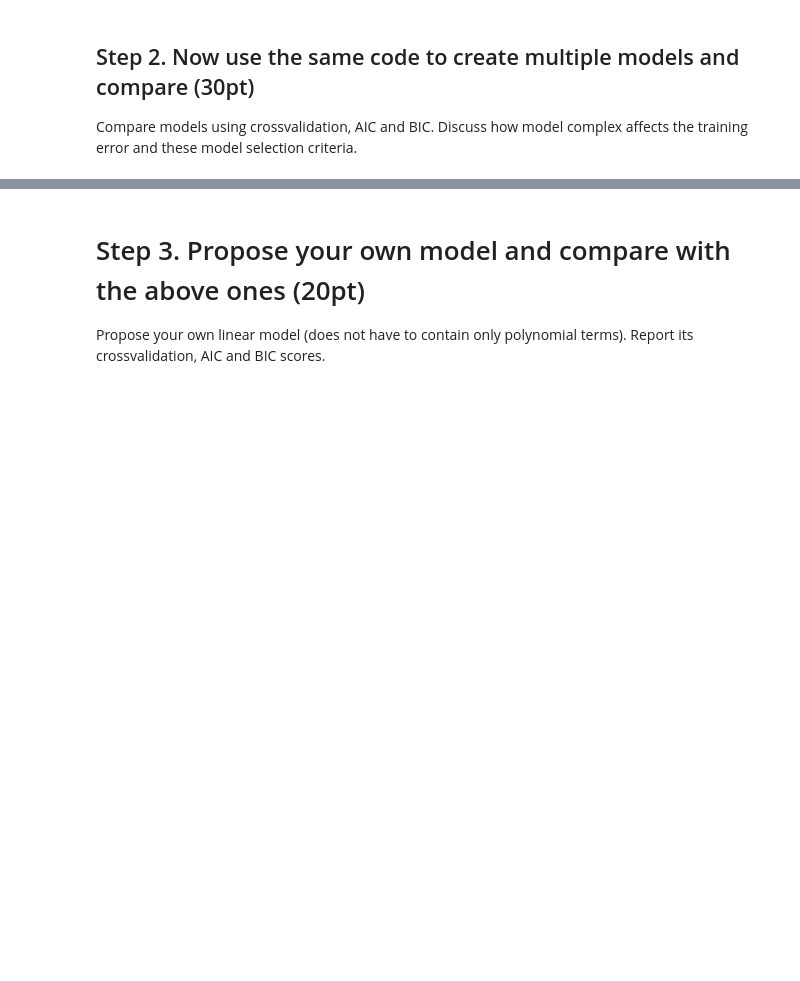
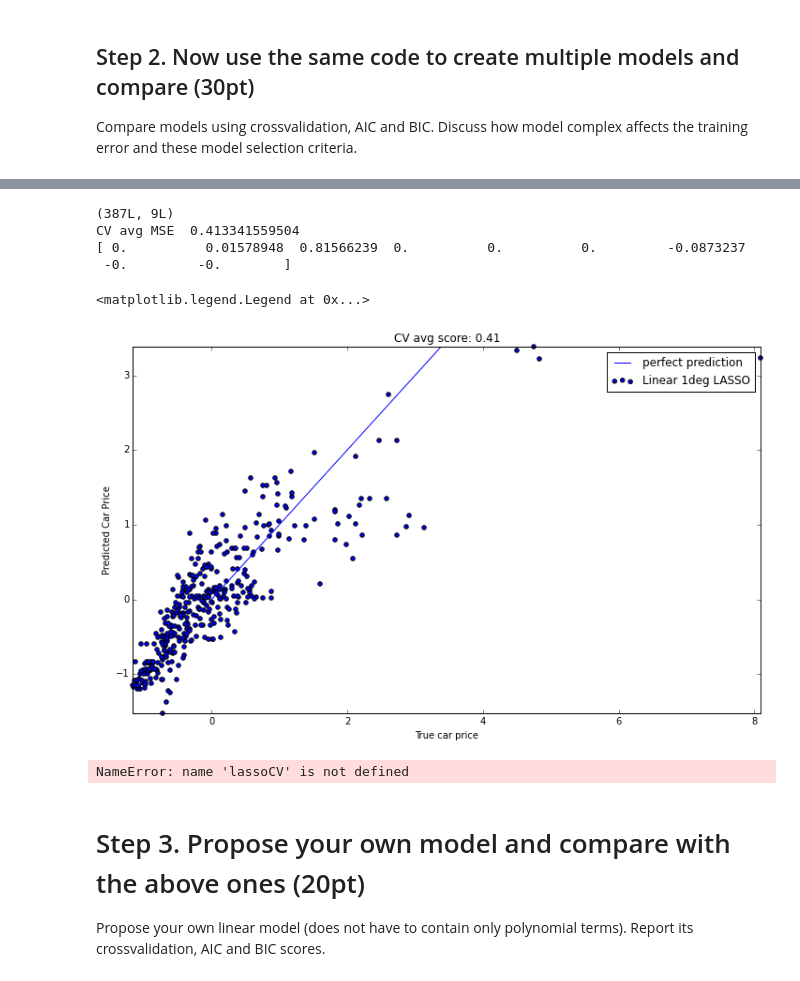
Before and after one commit to rtbs-dev/F15_MAE301, a Jupyter notebook: MAE301HW5_Student.ipynb, the cells around one changed output, grey strips where cells are left out. Saved outputs shown, nothing was run; the diff lists cells and outputs as text; code cells hidden in the pictures; blank space fills up the shorter version.

```diff
--- a/MAE301HW5_Student.ipynb
+++ b/MAE301HW5_Student.ipynb
@@ -194,3 +302,44 @@ for i in range(len(degrees)):
+# %%
+# response are car prices, i.e., the first column of the data matrix #
+y = data_scaled[:,0]
+
+# covariates are the other columns. Dealer cost is not included since it correlates too much with the price #
+X = data_scaled[:,2:data_scaled.shape[1]]
+print X.shape
+#poly = PolynomialFeatures(2)
+#X = poly.fit_transform(X)
+model=LassoCV(cv=ncv) #alpha based on CV for ncv from above
+model.fit(X, y)
+yhat = model.predict(X)
+
+
+plt.figure(figsize=(12, 7))
+plt.scatter(y, yhat, label="Linear 1deg LASSO", clip_on=False)
+
+scores = cross_validation.cross_val_score(model,
+        X, y, scoring="mean_squared_error", cv=ncv)
+print "CV avg MSE ",-1*scores.mean()
+print model.coef_
+#plt.plot(model.mse_path_)
+
+plt.title("CV avg score: {:.2}".format(abs(scores.mean())))
+plt.xlabel("True car price")
+plt.ylabel("Predicted Car Price")
+plt.plot(range(6), label="perfect prediction")
+plt.xlim((min(y_train), max(y_train)))
+plt.ylim((min(yhat), max(yhat)))
+plt.legend()
+# %% [output]
+(387L, 9L)
+CV avg MSE  0.413341559504
+[ 0.          0.01578948  0.81566239  0.          0.          0.         -0.0873237
+ -0.         -0.        ]
+<matplotlib.legend.Legend at 0x...>
+[figure, added]
+# %%
+LassoCV
+# %% [output]
+NameError: name 'lassoCV' is not defined
 # %% [markdown]
 # Step 3. Propose your own model and compare with the above ones (20pt)
 
```
Also changed, not shown: parts of 5 cells of this notebook.
